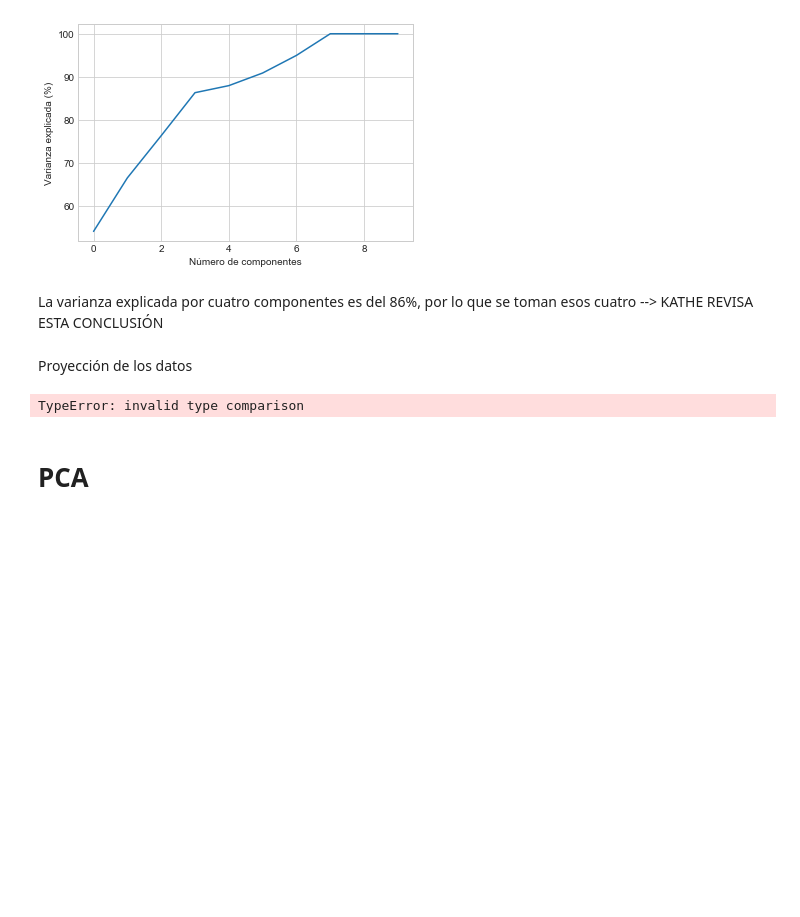
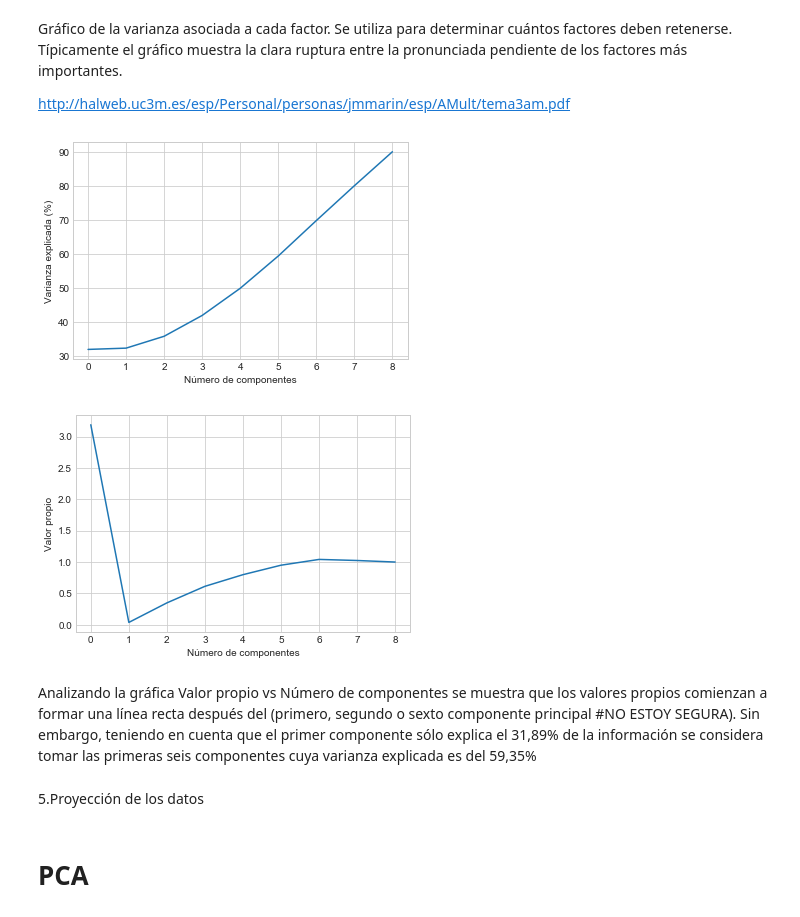
Before and after one commit to KatherinAcosta/Proyecto2018, a Jupyter notebook: PCA recursos humanos.ipynb, the cells around one changed output. Drawn from its saved outputs; the diff is of its cells as text; code cells hidden in the pictures; blank space fills up the shorter version.

```diff
--- a/PCA recursos humanos.ipynb
+++ b/PCA recursos humanos.ipynb
@@ -162,20 +188,31 @@ var_cum
+# %% [markdown]
+Gráfico de la varianza asociada a cada factor. Se utiliza para determinar cuántos factores deben retenerse. Típicamente el gráfico muestra la clara ruptura entre la pronunciada pendiente de los factores más importantes.
+
+http://halweb.uc3m.es/esp/Personal/personas/jmmarin/esp/AMult/tema3am.pdf
+# %%
+#El nuúmero de componentes esta determinado por el punto donde se encuentra una clara ruptura o punto de inflexión
+
+plt.plot(var_cum,linestyle="-")
+plt.xlabel("Número de componentes")
+plt.ylabel("Varianza explicada (%)")
+plt.show()
+# %% [output]
+[figure, added]
 # %%
-plt.plot(var_cum,linestyle="-")
+plt.plot(eigen_value,linestyle="-")
 plt.xlabel("Número de componentes")
-plt.ylabel("Varianza explicada (%)")
+plt.ylabel("Valor propio")
 plt.show()
 # %% [output]
-[figure, old version]
+[figure, new version]
-# %% [markdown]
-La varianza explicada por cuatro componentes es del 86%, por lo que se toman esos cuatro --> KATHE REVISA ESTA CONCLUSIÓN
+# %% [markdown]
+Analizando la gráfica Valor propio vs Número de componentes se muestra que los valores propios comienzan a formar una línea recta después del (primero, segundo o sexto componente principal #NO ESTOY SEGURA). Sin embargo, teniendo en cuenta que el primer componente sólo explica el 31,89% de la información se considera tomar las primeras seis componentes cuya varianza explicada es del 59,35%
 # %% [markdown]
-Proyección de los datos
+5.Proyección de los datos
 # %%
-M_w=eigen_vector[:,0:10]
-Y=X_std.dot(M_w) # Nuevos Y
+#Creo que no se pueden proyectar los datos
+
 for name in ('11002090', '1657388', '8600884'):
     plt.scatter(x=Y[y==name,0],y=Y[y==name,1],VENTAS=name)
 plt.legend()
 plt.show()
-# %% [output]
-TypeError: invalid type comparison
```
Also changed, not shown: parts of 29 cells of this notebook.
